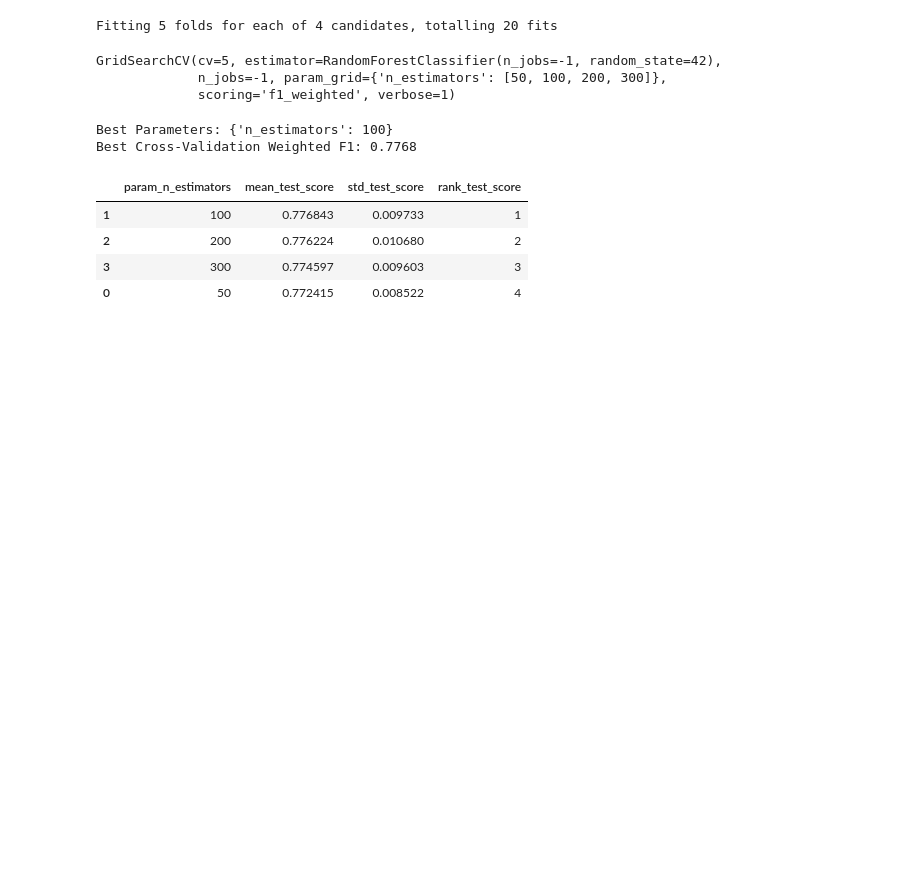
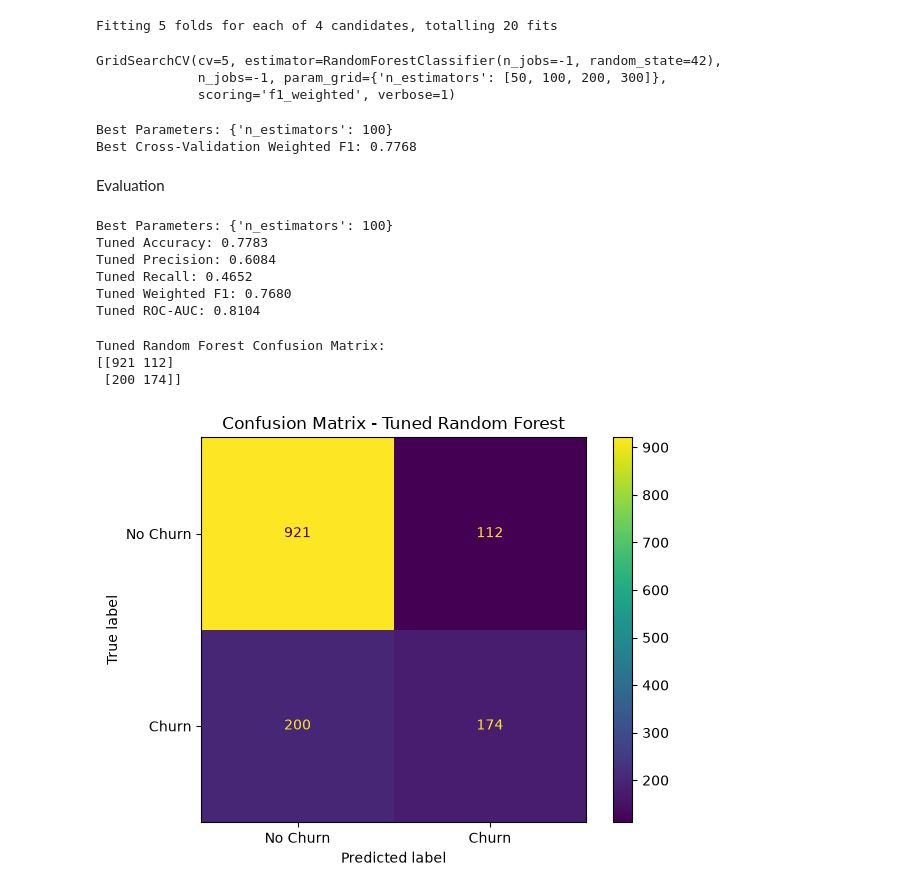
Before and after one commit to Anuja1307/ML_Capstone_Project, a Jupyter notebook: notebooks/Classification.ipynb, the cells around one changed output. Drawn from its saved outputs; the diff is of its cells as text; code cells hidden in the pictures; blank space fills up the shorter version.

```diff
--- a/notebooks/Classification.ipynb
+++ b/notebooks/Classification.ipynb
@@ -1296,20 +1296,62 @@ print(
 # %% [output]
 Best Parameters: {'n_estimators': 100}
 Best Cross-Validation Weighted F1: 0.7768
-# %%
-rf_cv_results = pd.DataFrame(rf_grid.cv_results_)
-
-rf_cv_results[
-    [
-        'param_n_estimators',
-        'mean_test_score',
-        'std_test_score',
-        'rank_test_score'
-    ]
-].sort_values('rank_test_score')
-# %% [output]
-|  | param_n_estimators | mean_test_score | std_test_score | rank_test_score |
-| 1 | 100 | 0.776843 | 0.009733 | 1 |
-| 2 | 200 | 0.776224 | 0.010680 | 2 |
-| 3 | 300 | 0.774597 | 0.009603 | 3 |
-| 0 | 50 | 0.772415 | 0.008522 | 4 |
+# %% [markdown]
+Evaluation
+# %%
+best_rf_model = rf_grid.best_estimator_
+
+y_pred_rf_tuned = best_rf_model.predict(X_test_processed)
+y_prob_rf_tuned = best_rf_model.predict_proba(X_test_processed)[:, 1]
+
+rf_tuned_accuracy = accuracy_score(y_test, y_pred_rf_tuned)
+
+rf_tuned_precision = precision_score(
+    y_test, y_pred_rf_tuned, zero_division=0
+)
+
+rf_tuned_recall = recall_score(
+    y_test, y_pred_rf_tuned, zero_division=0
+)
+
+rf_tuned_f1 = f1_score(
+    y_test, y_pred_rf_tuned,
+    average="weighted",
+    zero_division=0
+)
+
+rf_tuned_roc_auc = roc_auc_score(y_test, y_prob_rf_tuned)
+
+print("Best Parameters:", rf_grid.best_params_)
+print(f"Tuned Accuracy: {rf_tuned_accuracy:.4f}")
+print(f"Tuned Precision: {rf_tuned_precision:.4f}")
+print(f"Tuned Recall: {rf_tuned_recall:.4f}")
+print(f"Tuned Weighted F1: {rf_tuned_f1:.4f}")
+print(f"Tuned ROC-AUC: {rf_tuned_roc_auc:.4f}")
+# %% [output]
+Best Parameters: {'n_estimators': 100}
+Tuned Accuracy: 0.7783
+Tuned Precision: 0.6084
+Tuned Recall: 0.4652
+Tuned Weighted F1: 0.7680
+Tuned ROC-AUC: 0.8104
+# %%
+rf_tuned_cm = confusion_matrix(y_test, y_pred_rf_tuned)
+
+print("Tuned Random Forest Confusion Matrix:")
+print(rf_tuned_cm)
+
+rf_tuned_display = ConfusionMatrixDisplay(
+    confusion_matrix=rf_tuned_cm,
+    display_labels=["No Churn", "Churn"]
+)
+
+rf_tuned_display.plot()
+plt.title("Confusion Matrix - Tuned Random Forest")
+plt.tight_layout()
+plt.show()
+# %% [output]
+Tuned Random Forest Confusion Matrix:
+[[921 112]
+ [200 174]]
+[figure, added]
```
Also changed, not shown: parts of 41 cells of this notebook.
